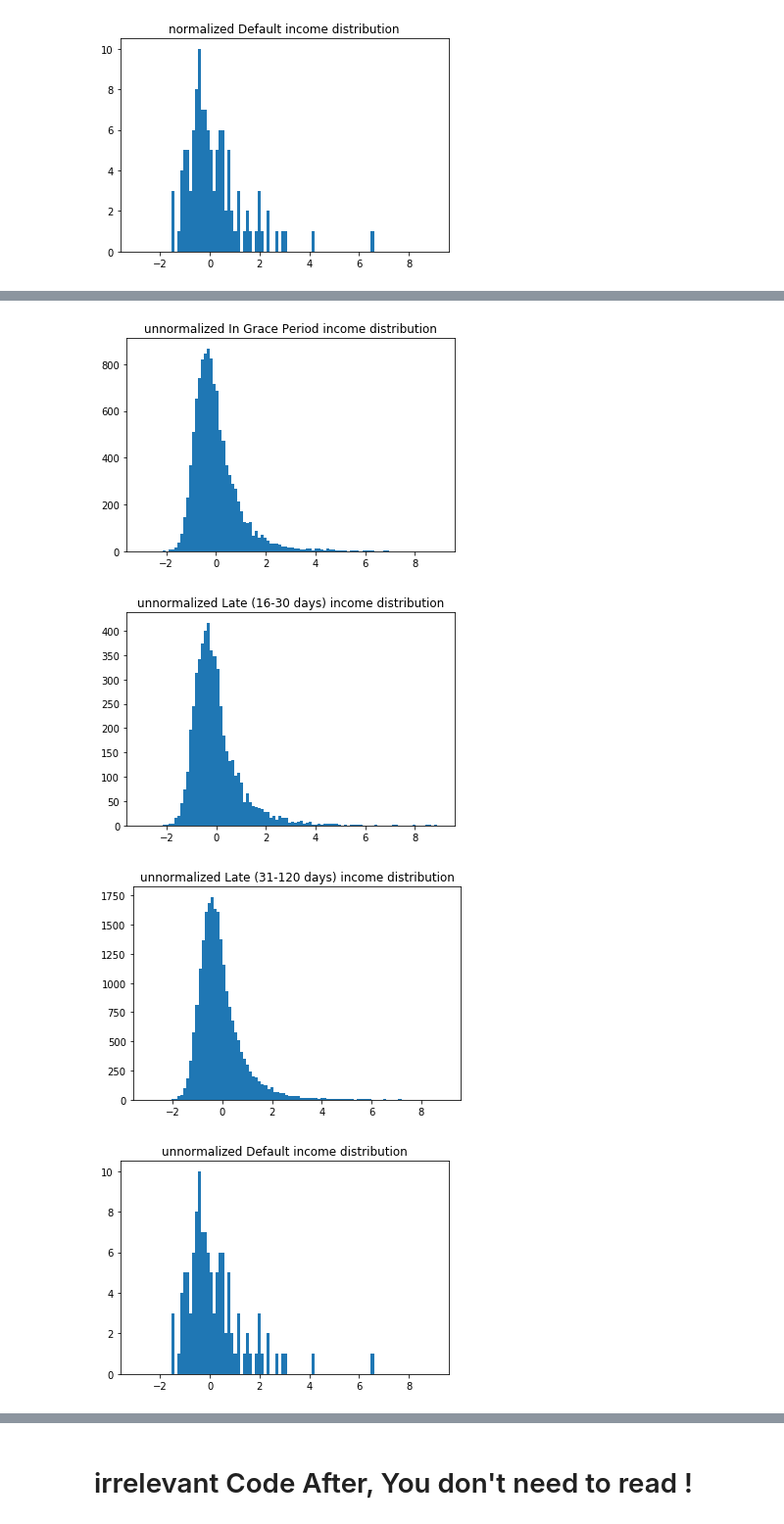
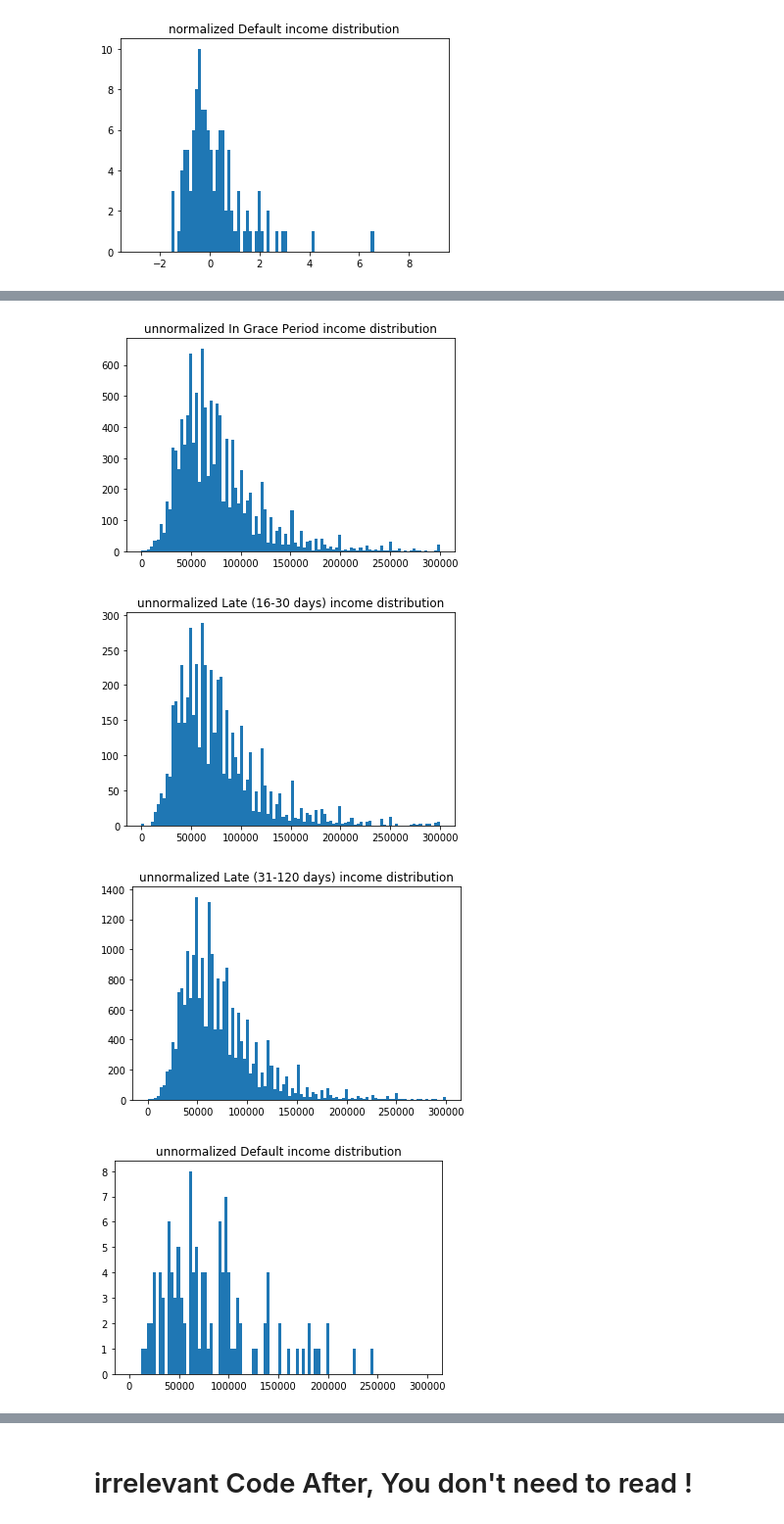
Before and after one commit to JazzikPeng/Lending-Club-, a Jupyter notebook: normalize_income_zipcode.ipynb, the cells around one changed output, grey strips where cells are left out. Shown: that part at 98% size. Cells and saved outputs as stored; diff of their text form; code cells hidden in the pictures.

```diff
--- a/normalize_income_zipcode.ipynb
+++ b/normalize_income_zipcode.ipynb
@@ -226,15 +225,15 @@ assert(len(loan_status) == 9)
 #loan_status
 # %%
 # plot 9 income distribution graph according to each loan_status
-def plot_inc_distribution(key):
+def plot_inc_distribution(key, loan_status, data = "normalized"):
     plt.hist(loan_status[key], bins=100, range=(-3,9))
-    title = "unnormalized " + key + " income distribution"
+    title = data + " " + key + " income distribution"
     plt.title(title)
     plt.show()
 # %%
 for key in loan_status:
     if isinstance(key, str):
-        plot_inc_distribution(key)
+        plot_inc_distribution(key, loan_status=loan_status)
 # %% [output]
 [figure]
 [figure]
@@ -264,8 +256,20 @@ for idx, i in unnormalized_income["loan_status"].iteritems():
         unnormalized_loan_status[i] = [unnormalized_income["annual_inc"][idx]]
 assert(len(unnormalized_loan_status) == 9)
 #loan_status
+# %%
+def plot_inc_distribution(key, data, data_type = "normalized"):
+    if data_type == "normalized":
+        plt.hist(data[key], bins=100, range=(-3,9))
+        title = data_type + " " + key + " income distribution"
+        plt.title(title)
+        plt.show()
+    elif data_type == "unnormalized":
+        plt.hist(data[key], bins=100, range=(0,300000))
+        title = data_type + " " + key + " income distribution"
+        plt.title(title)
+        plt.show()
 # %%
 for key in unnormalized_loan_status:
     if isinstance(key, str):
-        plot_inc_distribution(key)
+        plot_inc_distribution(key, unnormalized_loan_status, data_type= "unnormalized")
 # %% [output]
@@ -276,4 +280,4 @@ for key in unnormalized_loan_status:
-[figure, old version]
+[figure, new version]
-[figure, old version]
+[figure, new version]
-[figure, old version]
+[figure, new version]
-[figure, old version]
+[figure, new version]
```
Also changed, not shown: parts of 6 cells of this notebook.
